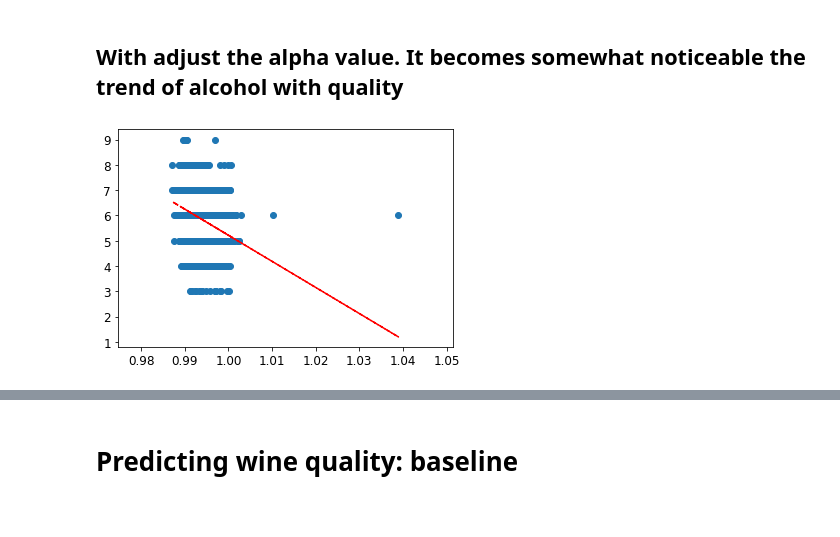
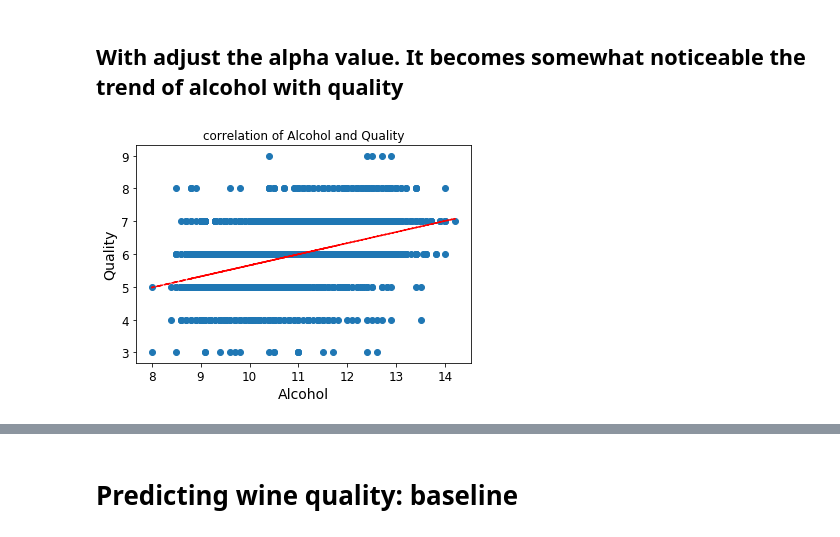
Before and after one commit to RoastedKernel/uni_Machine_Learning, a Jupyter notebook: Uni_Sub/ML_Tools/assign/Assignment 1_Wine Quality_commneted.ipynb, the cells around one changed output, grey strips where cells are left out. Cells and saved outputs as stored; diff of their text form; code cells hidden in the pictures.

```diff
--- a/Uni_Sub/ML_Tools/assign/Assignment 1_Wine Quality_commneted.ipynb
+++ b/Uni_Sub/ML_Tools/assign/Assignment 1_Wine Quality_commneted.ipynb
@@ -178,15 +179,17 @@ plt.show()
 # %%
 #Wine_clean.plot(kind = 'scatter', x='alcohol', y='quality', figsize=(15, 15), alpha=0.03)
 
 
-x = Wine_clean['density']
+x = Wine_clean['alcohol']
 y = Wine_clean['quality']
 plt.scatter(x, y)
 
 z = np.polyfit(x, y, 1)
 p = np.poly1d(z)
 plt.plot(x,p(x),"r--")
-
+plt.title('Correlation of Alcohol and Quality')
+plt.xlabel('Alcohol')
+plt.ylabel('Quality')
 plt.show()
 # %% [output]
-[figure, old version]
+[figure, new version]
```
Also changed, not shown: parts of 49 cells of this notebook, 1 other file.
